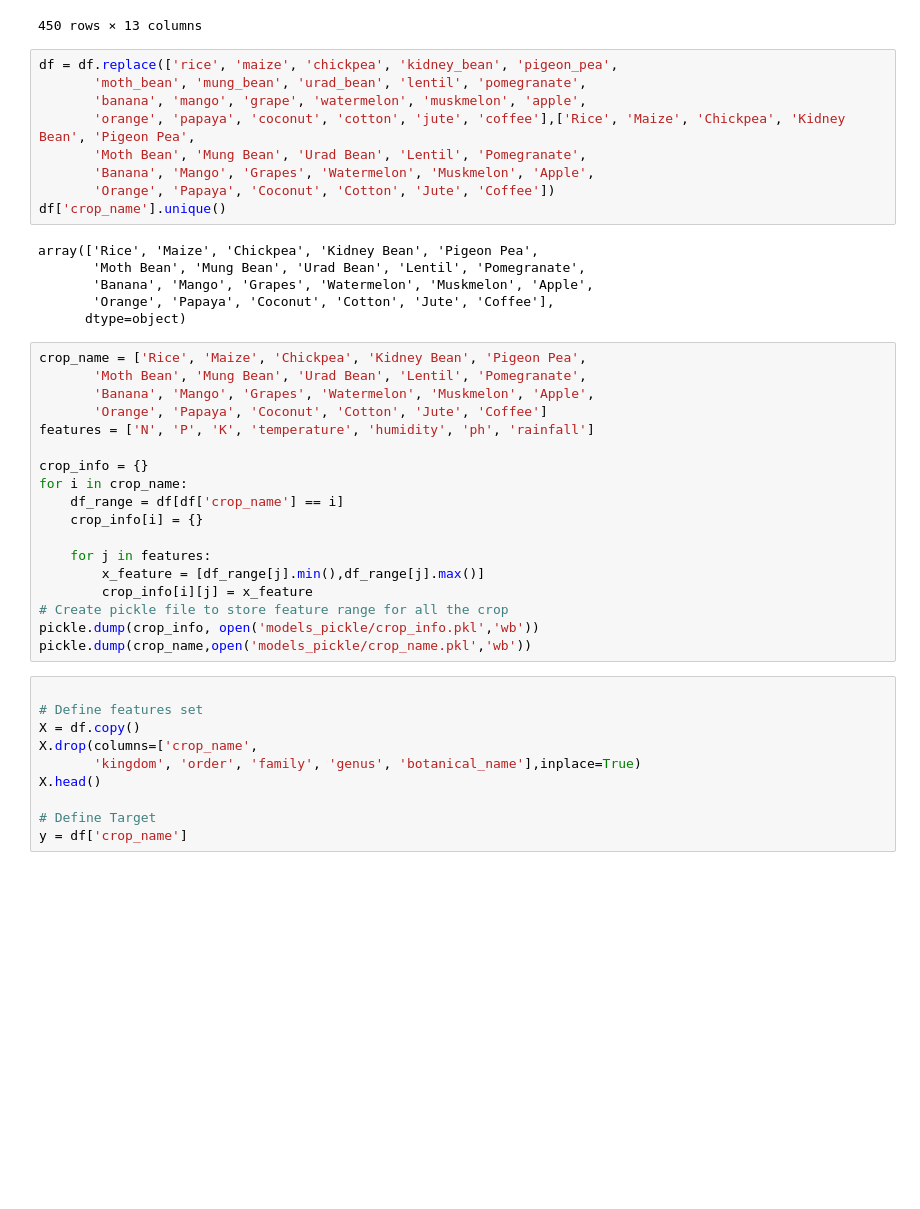
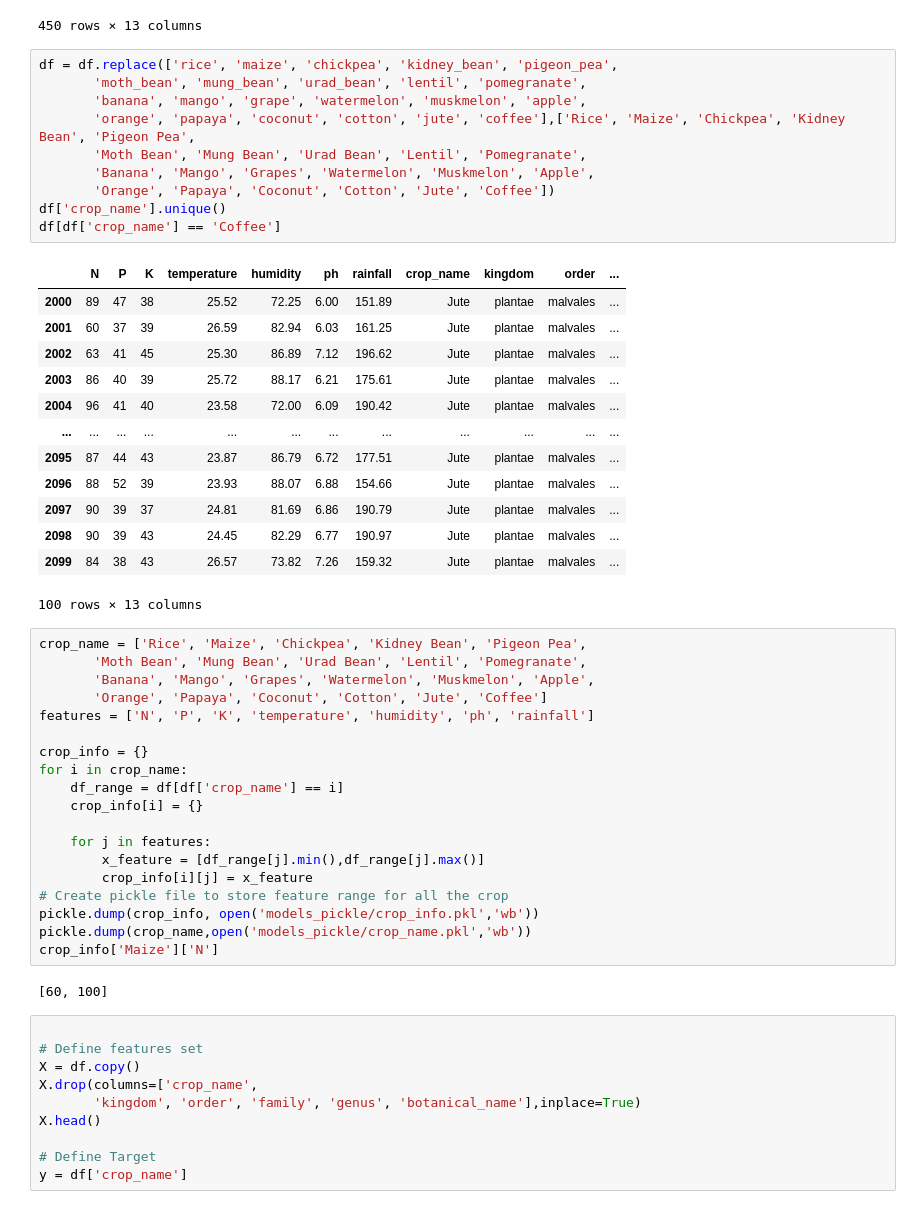
Before and after one commit to Misscoffeecassie/Project4_Team5, a Jupyter notebook: model.ipynb, the cells around one changed output. Saved outputs shown, nothing was run; the diff lists cells and outputs as text; blank space fills up the shorter version.

Commit message:
Corrected the crop info

```diff
--- a/model.ipynb
+++ b/model.ipynb
@@ -40,18 +40,27 @@ df.head(450)
 # %%
 df = df.replace(['rice', 'maize', 'chickpea', 'kidney_bean', 'pigeon_pea',
        'moth_bean', 'mung_bean', 'urad_bean', 'lentil', 'pomegranate',
        'banana', 'mango', 'grape', 'watermelon', 'muskmelon', 'apple',
        'orange', 'papaya', 'coconut', 'cotton', 'jute', 'coffee'],['Rice', 'Maize', 'Chickpea', 'Kidney Bean', 'Pigeon Pea',
        'Moth Bean', 'Mung Bean', 'Urad Bean', 'Lentil', 'Pomegranate',
        'Banana', 'Mango', 'Grapes', 'Watermelon', 'Muskmelon', 'Apple',
        'Orange', 'Papaya', 'Coconut', 'Cotton', 'Jute', 'Coffee'])
 df['crop_name'].unique()
+df[df['crop_name'] == 'Coffee']
 # %% [output]
+|  | N | P | K | temperature | humidity | ph | rainfall | crop_name | kingdom | order | ... |
+| 2000 | 89 | 47 | 38 | 25.52 | 72.25 | 6.00 | 151.89 | Jute | plantae | malvales | ... |
+| 2001 | 60 | 37 | 39 | 26.59 | 82.94 | 6.03 | 161.25 | Jute | plantae | malvales | ... |
+| 2002 | 63 | 41 | 45 | 25.30 | 86.89 | 7.12 | 196.62 | Jute | plantae | malvales | ... |
+| 2003 | 86 | 40 | 39 | 25.72 | 88.17 | 6.21 | 175.61 | Jute | plantae | malvales | ... |
+| 2004 | 96 | 41 | 40 | 23.58 | 72.00 | 6.09 | 190.42 | Jute | plantae | malvales | ... |
+| ... | ... | ... | ... | ... | ... | ... | ... | ... | ... | ... | ... |
+| 2095 | 87 | 44 | 43 | 23.87 | 86.79 | 6.72 | 177.51 | Jute | plantae | malvales | ... |
+| 2096 | 88 | 52 | 39 | 23.93 | 88.07 | 6.88 | 154.66 | Jute | plantae | malvales | ... |
+| 2097 | 90 | 39 | 37 | 24.81 | 81.69 | 6.86 | 190.79 | Jute | plantae | malvales | ... |
+| 2098 | 90 | 39 | 43 | 24.45 | 82.29 | 6.77 | 190.97 | Jute | plantae | malvales | ... |
+| 2099 | 84 | 38 | 43 | 26.57 | 73.82 | 7.26 | 159.32 | Jute | plantae | malvales | ... |
-array(['Rice', 'Maize', 'Chickpea', 'Kidney Bean', 'Pigeon Pea',
-       'Moth Bean', 'Mung Bean', 'Urad Bean', 'Lentil', 'Pomegranate',
-       'Banana', 'Mango', 'Grapes', 'Watermelon', 'Muskmelon', 'Apple',
-       'Orange', 'Papaya', 'Coconut', 'Cotton', 'Jute', 'Coffee'],
-      dtype=object)
+100 rows × 13 columns
 # %%
 crop_name = ['Rice', 'Maize', 'Chickpea', 'Kidney Bean', 'Pigeon Pea',
        'Moth Bean', 'Mung Bean', 'Urad Bean', 'Lentil', 'Pomegranate',
@@ -70,6 +79,9 @@ for i in crop_name:
 # Create pickle file to store feature range for all the crop
 pickle.dump(crop_info, open('models_pickle/crop_info.pkl','wb'))
 pickle.dump(crop_name,open('models_pickle/crop_name.pkl','wb'))
+crop_info['Maize']['N']
+# %% [output]
+[60, 100]
 # %%
 
 # Define features set
```
Also changed, not shown: parts of 2 cells of this notebook, 2 other files.
